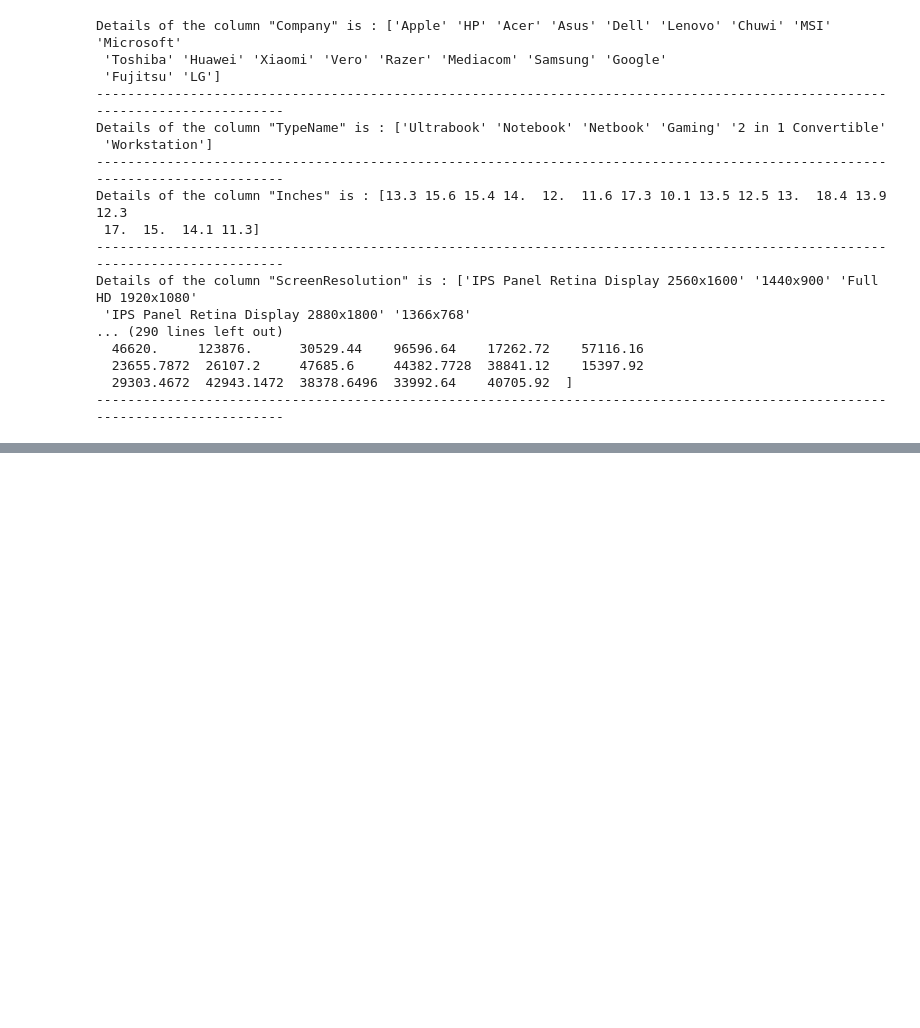
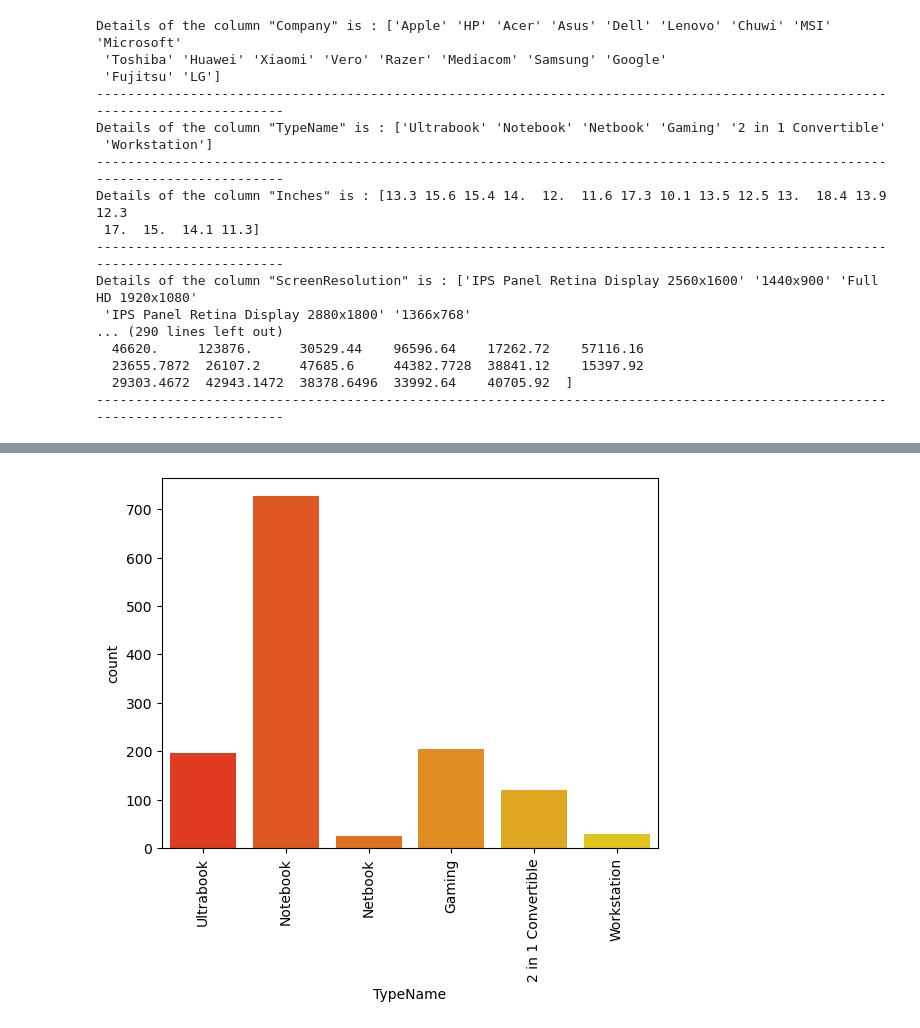
Before and after one commit to devloopcode/laptop_price_predictor, a Jupyter notebook: laptop_price_predicted.ipynb, the cells around one changed output, grey strips where cells are left out. Cells and saved outputs as stored; diff of their text form; code cells hidden in the pictures; blank space fills up the shorter version.

```diff
--- a/laptop_price_predicted.ipynb
+++ b/laptop_price_predicted.ipynb
@@ -116,0 +183,8 @@ Details of the column "ScreenResolution" is : ['IPS Panel Retina Display 2560x16
+# %%
+# Various types of laptop
+
+sns.countplot(x=df['TypeName'], hue=df['TypeName'], palette='autumn', legend=False)
+plt.xticks(rotation=90)
+plt.show()
+# %% [output]
+[figure, added]
```
Also changed, not shown: parts of 6 cells of this notebook, 1 other file.
